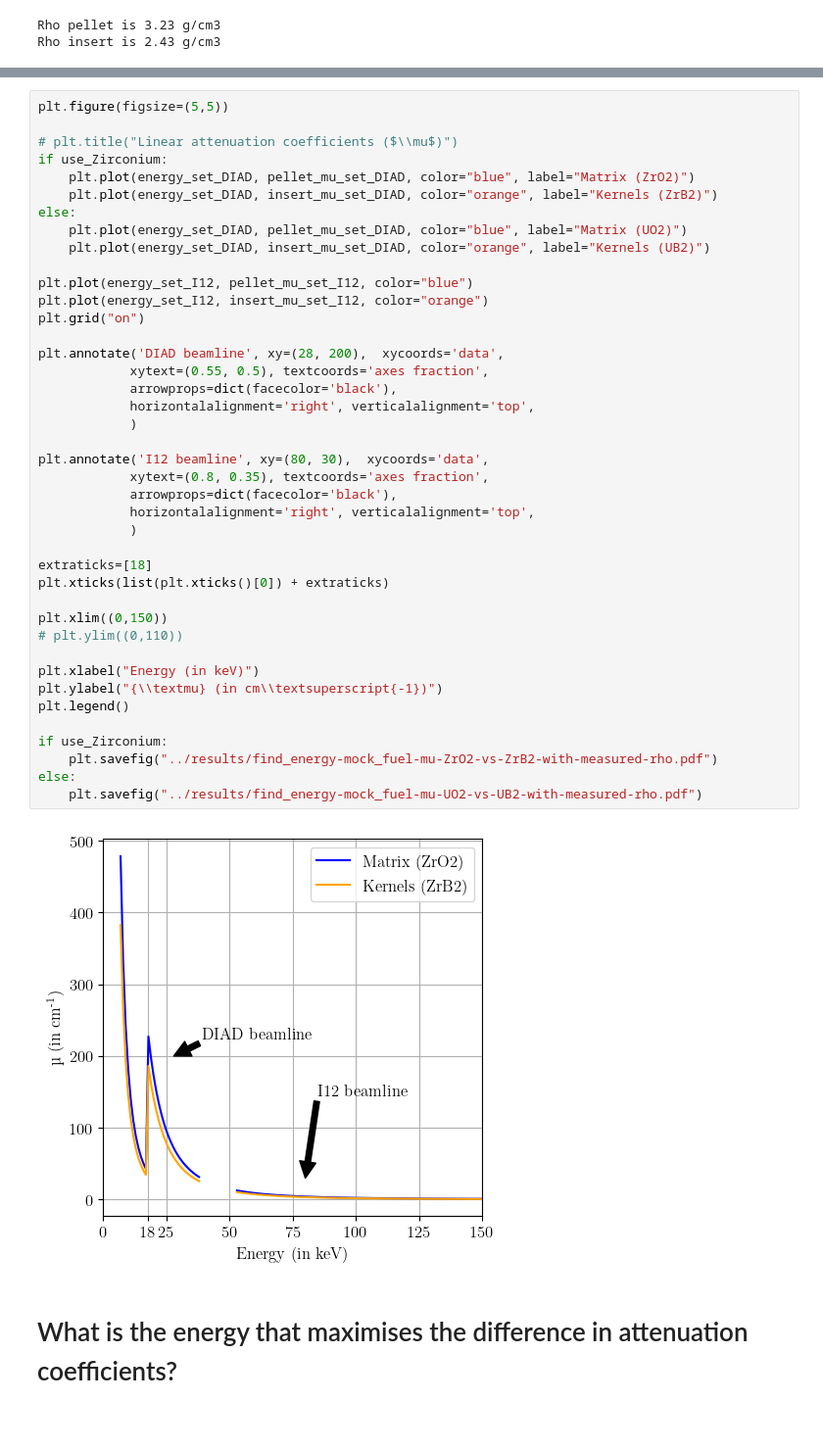
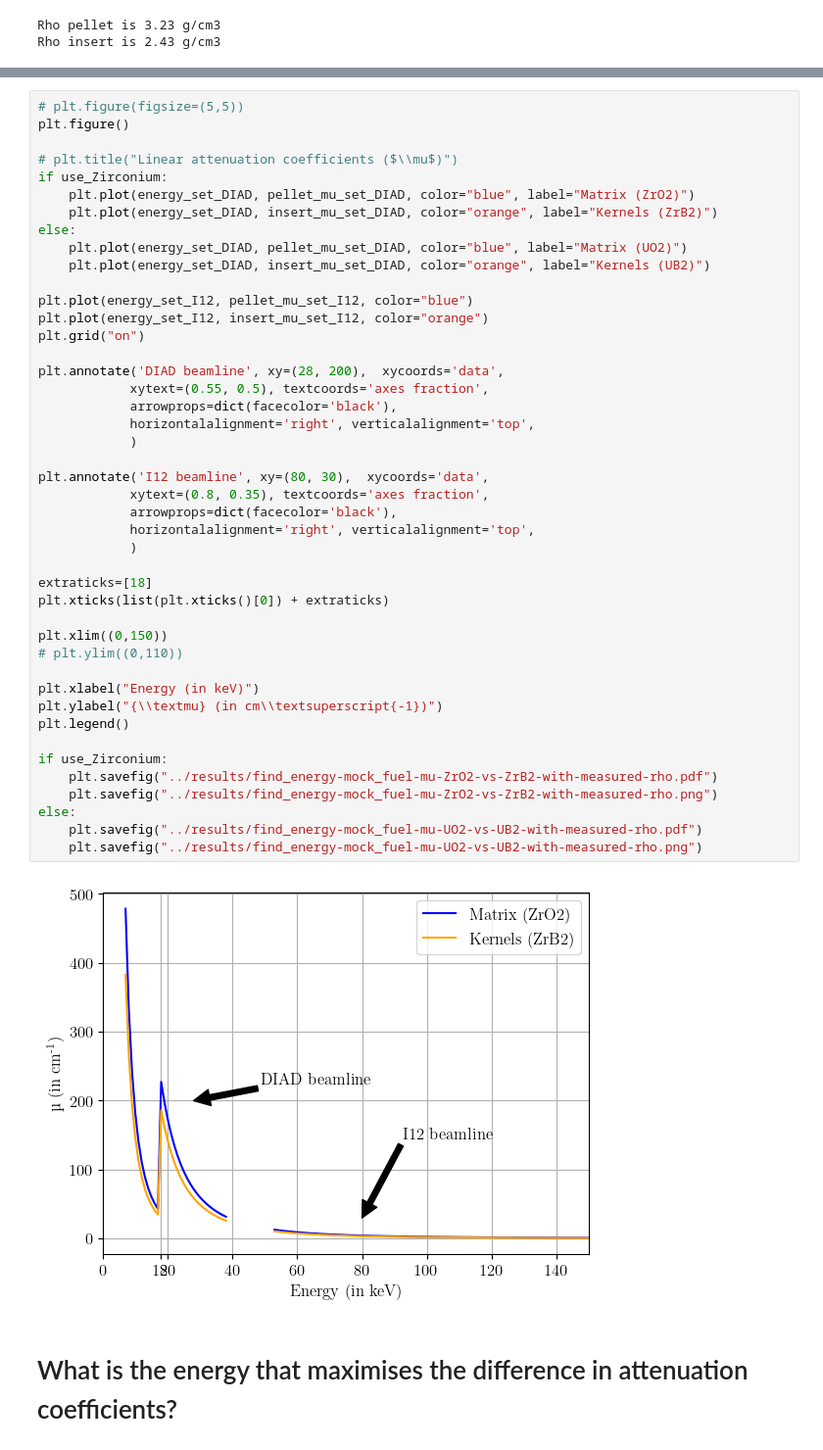
Before and after one commit to TomographicImaging/gVXR-SPIE2024, a Jupyter notebook: code/find_energy-mock_fuel.ipynb, the cells around one changed output, grey strips where cells are left out. Shown at 98% size. Drawn from its saved outputs; the diff is of its cells as text; blank space fills up the shorter version.

```diff
--- a/code/find_energy-mock_fuel.ipynb
+++ b/code/find_energy-mock_fuel.ipynb
@@ -161,7 +160,8 @@ else:
 # %% [output]
 [figure]
 # %%
-plt.figure(figsize=(5,5))
+# plt.figure(figsize=(5,5))
+plt.figure()
 
 # plt.title("Linear attenuation coefficients ($\\mu$)")
 if use_Zirconium:
@@ -175,34 +175,36 @@ plt.plot(energy_set_I12, pellet_mu_set_I12, color="blue")
 plt.plot(energy_set_I12, insert_mu_set_I12, color="orange")
 plt.grid("on")
 
 plt.annotate('DIAD beamline', xy=(28, 200),  xycoords='data',
             xytext=(0.55, 0.5), textcoords='axes fraction',
             arrowprops=dict(facecolor='black'),
             horizontalalignment='right', verticalalignment='top',
             )
 
 plt.annotate('I12 beamline', xy=(80, 30),  xycoords='data',
             xytext=(0.8, 0.35), textcoords='axes fraction',
             arrowprops=dict(facecolor='black'),
             horizontalalignment='right', verticalalignment='top',
             )
 
 extraticks=[18]
 plt.xticks(list(plt.xticks()[0]) + extraticks)
 
 plt.xlim((0,150))
 # plt.ylim((0,110))
 
 plt.xlabel("Energy (in keV)")
 plt.ylabel("{\\textmu} (in cm\\textsuperscript{-1})")
 plt.legend()
 
 if use_Zirconium:
     plt.savefig("../results/find_energy-mock_fuel-mu-ZrO2-vs-ZrB2-with-measured-rho.pdf")
+    plt.savefig("../results/find_energy-mock_fuel-mu-ZrO2-vs-ZrB2-with-measured-rho.png")
 else:
     plt.savefig("../results/find_energy-mock_fuel-mu-UO2-vs-UB2-with-measured-rho.pdf")
+    plt.savefig("../results/find_energy-mock_fuel-mu-UO2-vs-UB2-with-measured-rho.png")
 # %% [output]
-[figure, old version]
+[figure, new version]
 # %% [markdown]
 # What is the energy that maximises the difference in attenuation coefficients?
 # %%
```
Also changed, not shown: parts of 4 cells of this notebook.
